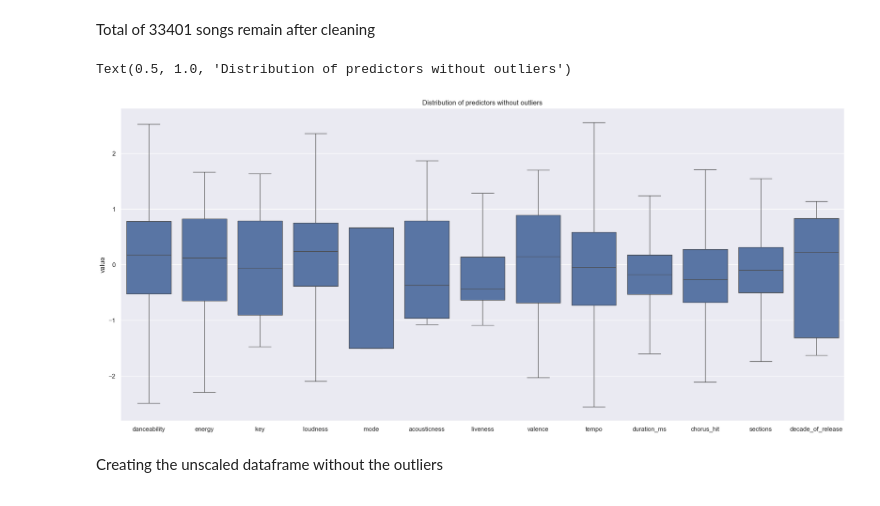
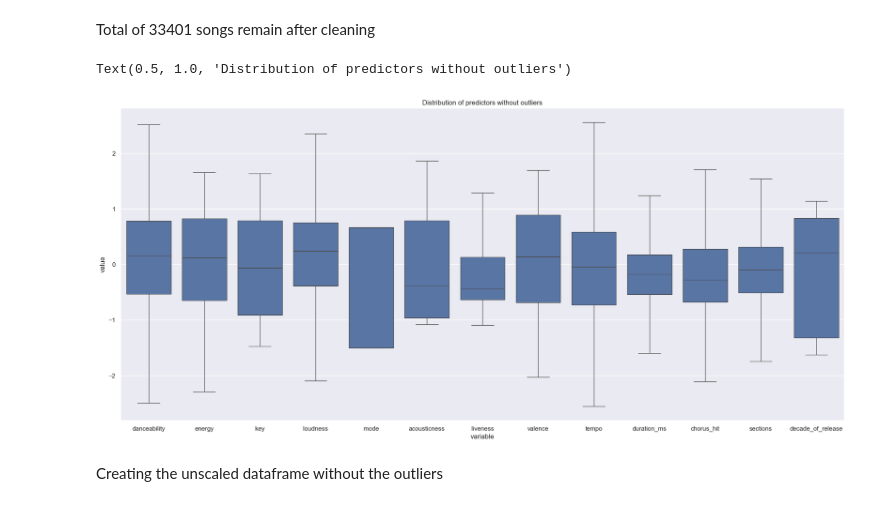
Before and after one commit to AndreyDanilin/Spotify_prediction, a Jupyter notebook: Spotify_prediction.ipynb, the cells around one changed output. Saved outputs shown, nothing was run; the diff lists cells and outputs as text; code cells hidden in the pictures.

```diff
--- a/Spotify_prediction.ipynb
+++ b/Spotify_prediction.ipynb
@@ -246,14 +248,12 @@ Total of 33401 songs remain after cleaning
 # %%
 #box plot after removing the outliers
 df_melt=pd.melt(df_remove)
-df_melt
 sns.set_theme(rc={'figure.figsize':(23,10)})
 sns.boxplot(x='variable', y='value', data=df_melt, showfliers=False)
-plt.xlabel(None)
 plt.title('Distribution of predictors without outliers')
 # %% [output]
 Text(0.5, 1.0, 'Distribution of predictors without outliers')
-[figure, old version]
+[figure, new version]
 # %% [markdown]
 Creating the unscaled dataframe without the outliers
 # %%
```
Also changed, not shown: parts of 43 cells of this notebook, 3 other files.
